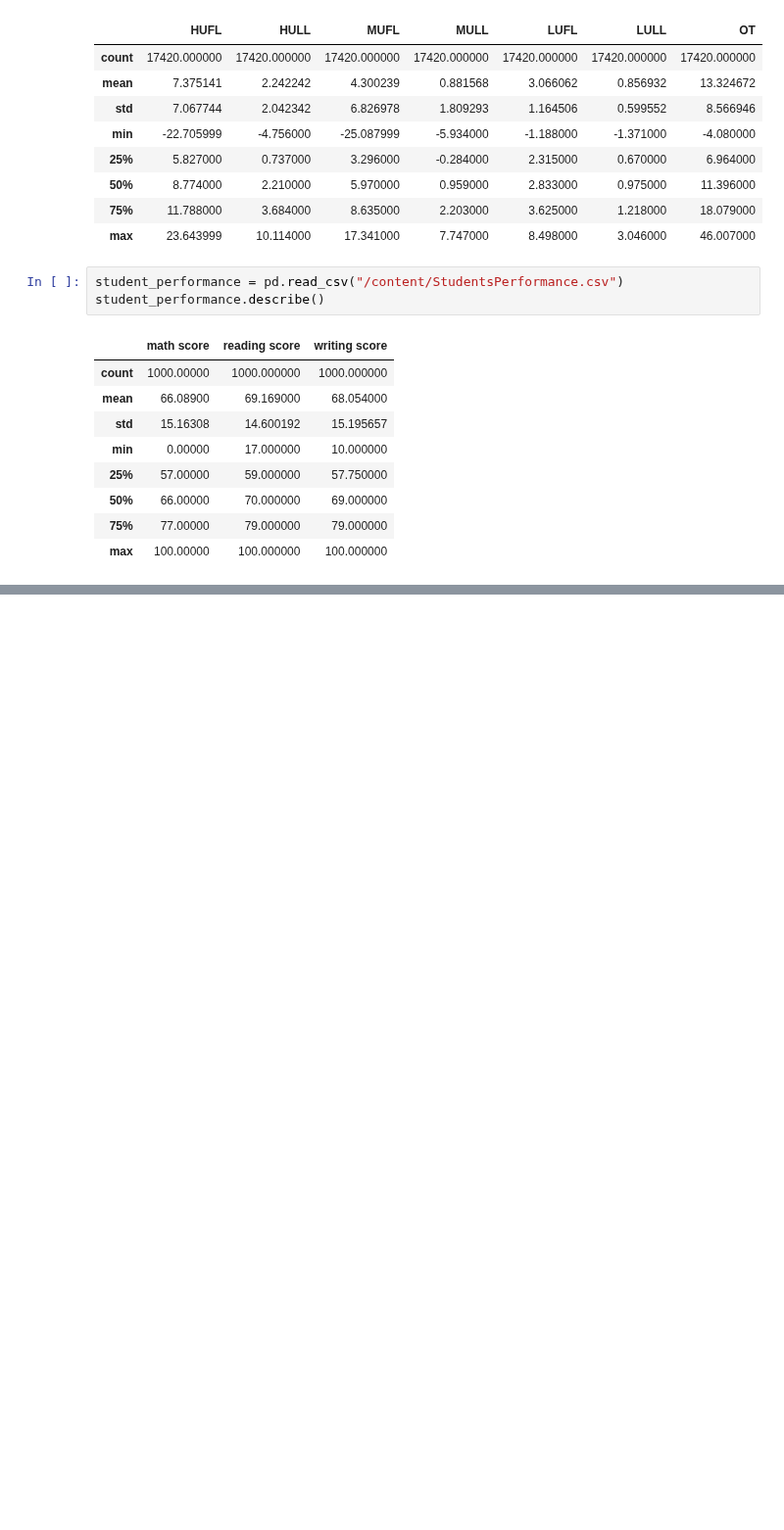
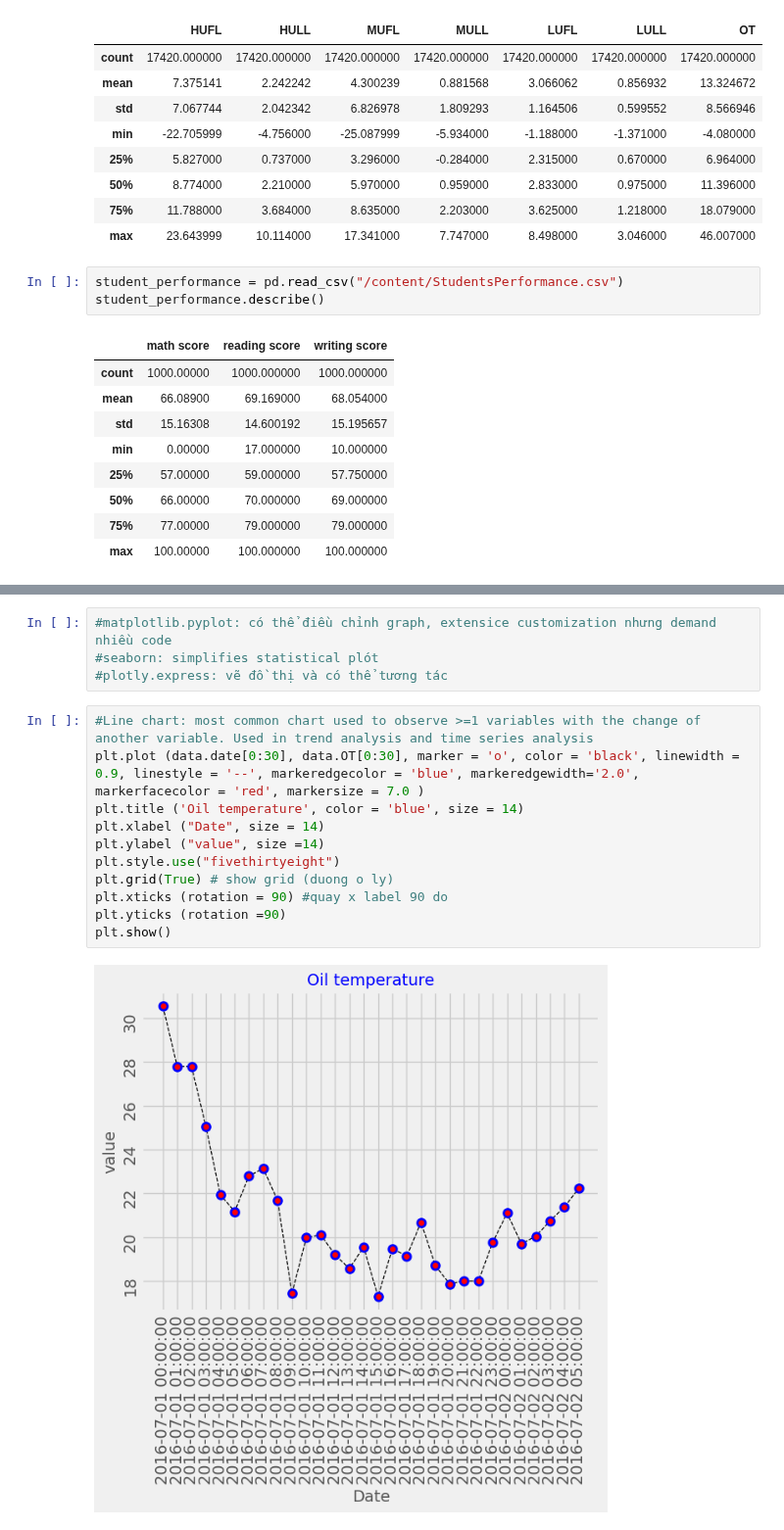
Before and after one commit to Jenniferduong20012004/JennyLearningAI, a Jupyter notebook: DataVisualization.ipynb, the cells around one changed output, grey strips where cells are left out. Shown at 98% size. Cells and saved outputs as stored; diff of their text form; blank space fills up the shorter version.

```diff
--- a/DataVisualization.ipynb
+++ b/DataVisualization.ipynb
@@ -42,0 +56,17 @@ student_performance.describe()
+# %%
+#matplotlib.pyplot: có thể điều chỉnh graph, extensice customization nhưng demand nhiều code
+#seaborn: simplifies statistical plót
+#plotly.express: vẽ đồ thị và có thể tương tác
+# %%
+#Line chart: most common chart used to observe >=1 variables with the change of another variable. Used in trend analysis and time series analysis
+plt.plot (data.date[0:30], data.OT[0:30], marker = 'o', color = 'black', linewidth = 0.9, linestyle = '--', markeredgecolor = 'blue', markeredgewidth='2.0', markerfacecolor = 'red', markersize = 7.0 )
+plt.title ('Oil temperature', color = 'blue', size = 14)
+plt.xlabel ("Date", size = 14)
+plt.ylabel ("value", size =14)
+plt.style.use("fivethirtyeight")
+plt.grid(True) # show grid (duong o ly)
+plt.xticks (rotation = 90) #quay x label 90 do
+plt.yticks (rotation =90)
+plt.show()
+# %% [output]
+[figure, added]
```
Also changed, not shown: parts of 3 cells of this notebook.
